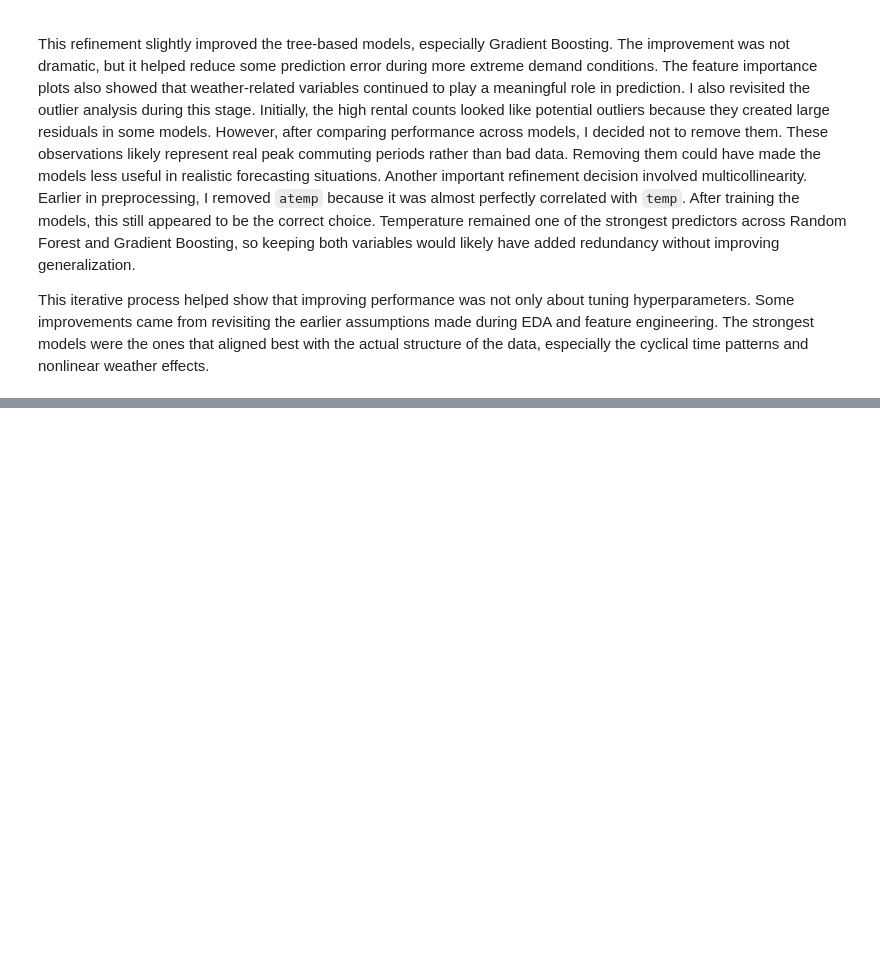
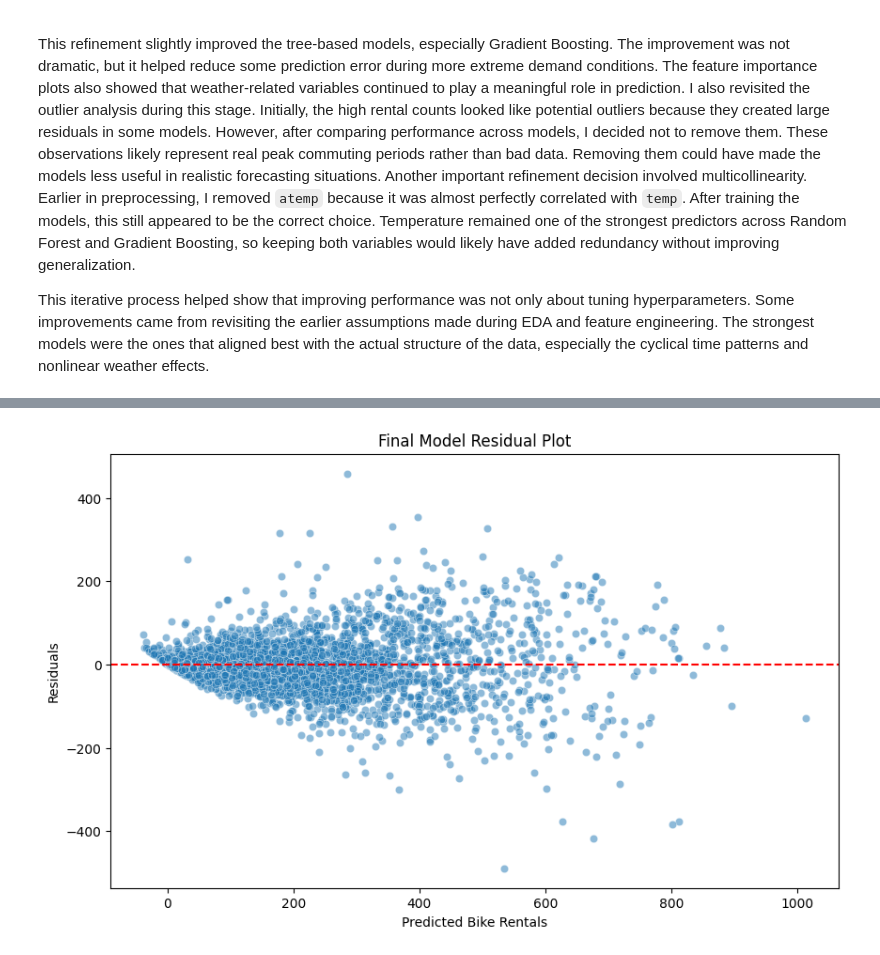
Before and after one commit to neerapatel5/ML-fundamentals-2026, a Jupyter notebook: Assignment_2_Neera_Patel.ipynb, the cells around one changed output, grey strips where cells are left out. Saved outputs shown, nothing was run; the diff lists cells and outputs as text; code cells hidden in the pictures; blank space fills up the shorter version.

Commit message:
Complete Training Final Model

```diff
--- a/Assignment_2_Neera_Patel.ipynb
+++ b/Assignment_2_Neera_Patel.ipynb
@@ -1307,0 +1311,8 @@ This iterative process helped show that improving performance was not only about
+# %%
+## retrain
+final_model = GradientBoostingRegressor(
+    **gbr_bayes_search.best_params_,
+    random_state=42
+)
+
+final_model.fit(X_final_train, y_final_train)
@@ -1307,0 +1322,3 @@ This iterative process helped show that improving performance was not only about
+# %%
+## predict
+final_test_pred = final_model.predict(X_test_processed)
@@ -1307,0 +1357,28 @@ This iterative process helped show that improving performance was not only about
+# %%
+# =========================
+# Final Residual Plot
+# =========================
+
+final_residuals = y_test - final_test_pred
+
+plt.figure(figsize=(10,6))
+
+sns.scatterplot(
+    x=final_test_pred,
+    y=final_residuals,
+    alpha=0.5
+)
+
+plt.axhline(
+    y=0,
+    color="red",
+    linestyle="--"
+)
+
+plt.xlabel("Predicted Bike Rentals")
+plt.ylabel("Residuals")
+plt.title("Final Model Residual Plot")
+
+plt.show()
+# %% [output]
+[figure, added]
```
Also changed, not shown: parts of 11 cells of this notebook.
